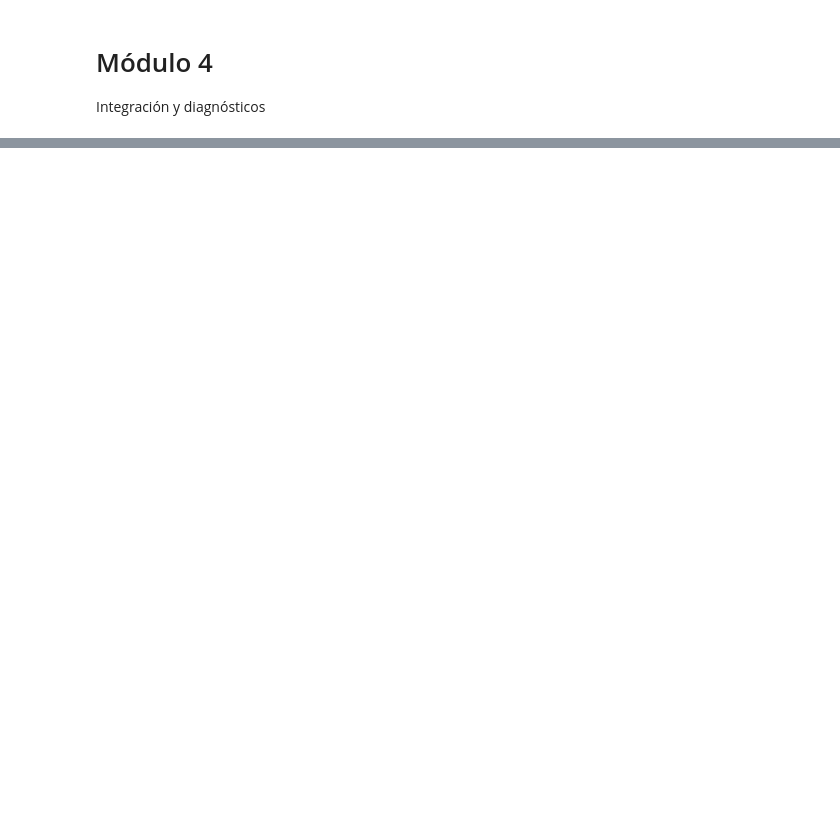
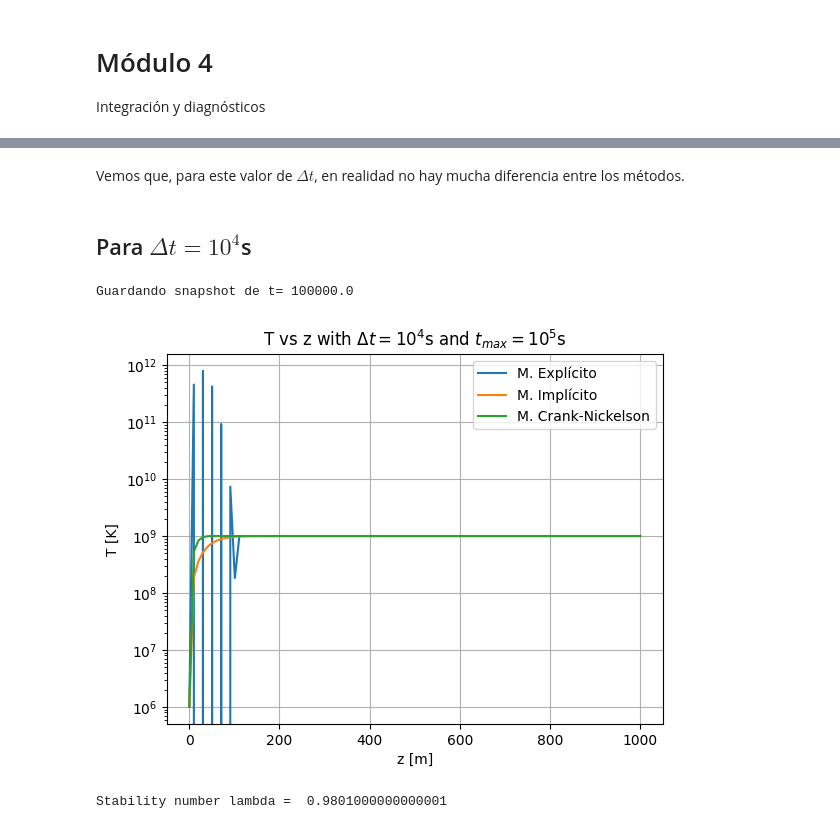
Before and after one commit to saacostad/ComputationalAstroPhysics, a Jupyter notebook: NeutronStarCooling.ipynb, the cells around one changed output, grey strips where cells are left out. Drawn from its saved outputs; the diff is of its cells as text; code cells hidden in the pictures; blank space fills up the shorter version.

```diff
--- a/NeutronStarCooling.ipynb
+++ b/NeutronStarCooling.ipynb
@@ -203,0 +406,56 @@ plt.show()
+# %% [markdown]
+Vemos que, para este valor de $\Delta t$, en realidad no hay mucha diferencia entre los métodos.
+# %% [markdown]
+## Para $\Delta t = 10^4$s
+# %%
+t = 0.
+dt = 10000.0
+t_max = 1.e5
+n_steps = int(t_max / dt)
+lam = alpha * dt / (dx**2)
+# Inicializamos
+T_exp = np.ones(N) * T_core
+T_exp[0] = T_surf
+T_exp[-1] = T_core
+
+T_imp = np.ones(N) * T_core
+T_imp[0] = T_surf
+T_imp[-1] = T_core
+
+T_cn = np.ones(N) * T_core
+T_cn[0] = T_surf
+T_cn[-1] = T_core
+
+T_method = []
+
+for paso in range(1, n_steps + 1):
+    T_exp = explicit(T_exp)
+    T_imp = implicit(T_imp)
+
+    a, b, c, rhs = construir_sistema(T_cn)
+    T_cn = Thomas(a, b, c, rhs, N) # Para utilizar el Thomas que creamos
+
+    t = t + dt
+
+    if t == t_max:
+        print("Guardando snapshot de t=",t)
+        T_method.append((T_exp, "M. Explícito"))
+        T_method.append((T_imp, "M. Implícito"))
+        T_method.append((T_cn, "M. Crank-Nickelson"))
+
+for (T_snap, t_snap) in T_method:
+    plt.plot(x, T_snap, label = f"{t_snap}")
+
+plt.legend()
+plt.grid()
+plt.title(r"T vs z with $\Delta t = 10^4$s and $t_{max} = 10^5$s")
+plt.xlabel("z [m]")
+plt.ylabel("T [K]")
+plt.yscale("log")
+plt.show()
+
+print("Stability number lambda = ", lam)
+# %% [output]
+Guardando snapshot de t= 100000.0
+[figure, added]
+Stability number lambda =  0.9801000000000001
```
Also changed, not shown: parts of 16 cells of this notebook.
